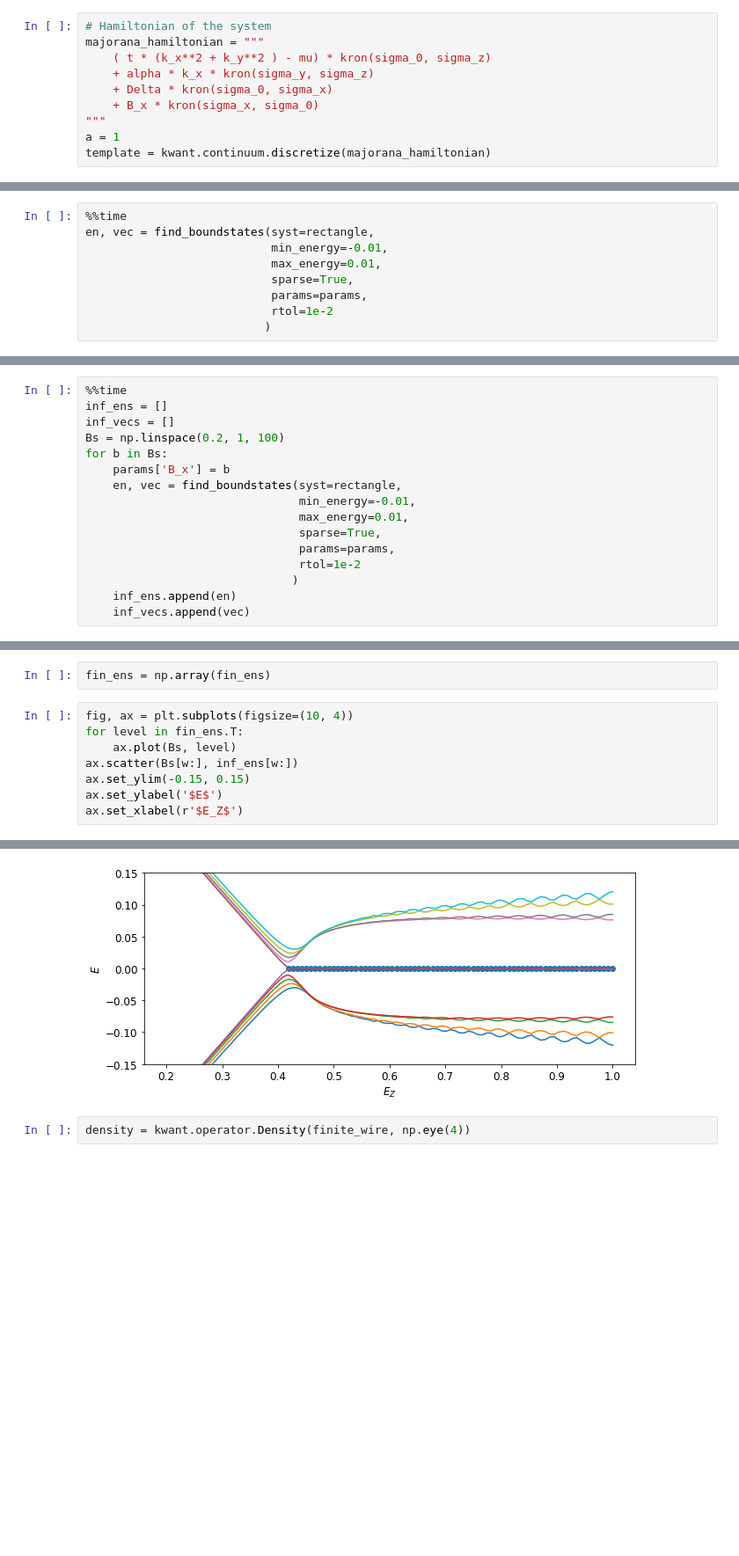
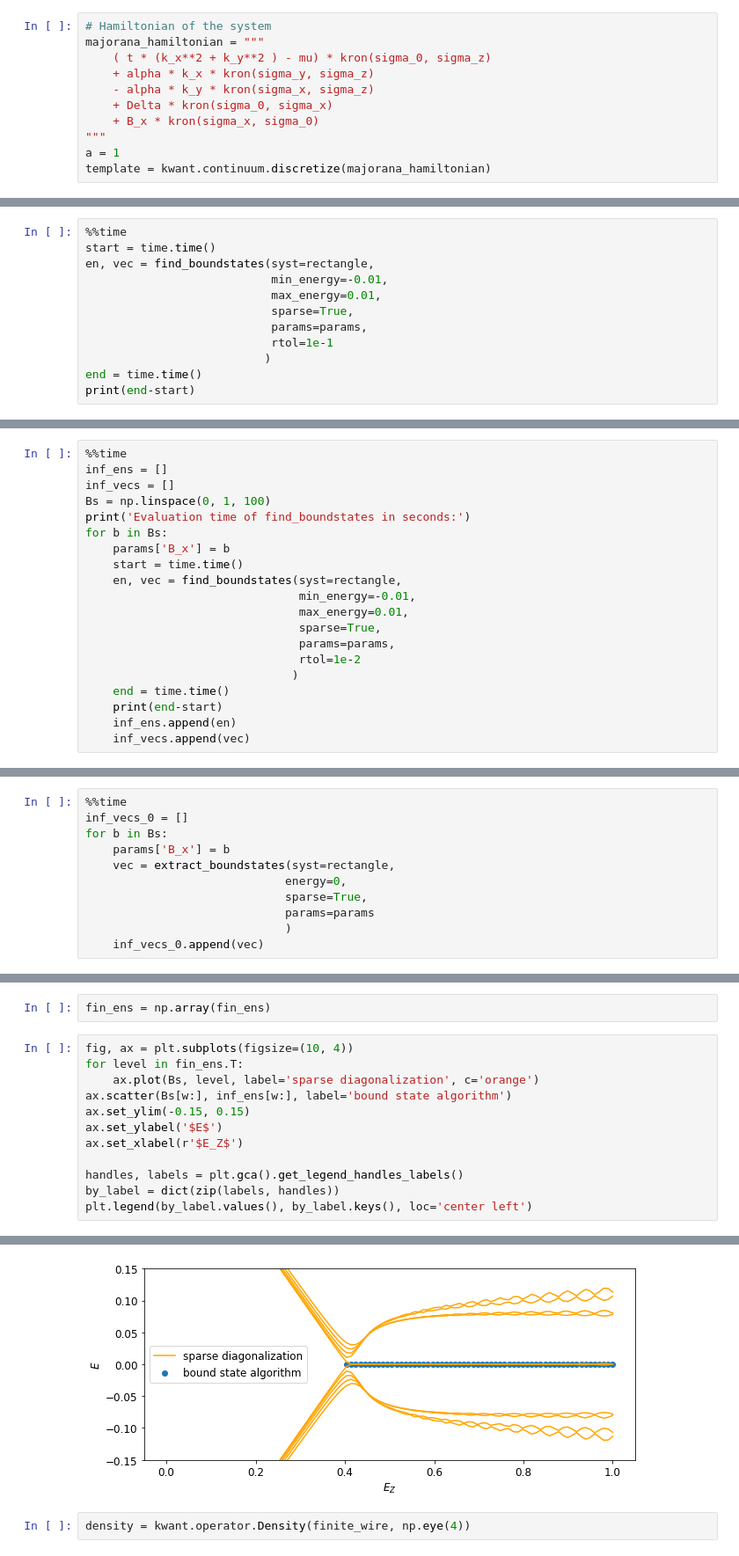
Before and after one commit to Satin21/Trijunction, a Jupyter notebook: analysis/boundstate.ipynb, the cells around one changed output, grey strips where cells are left out. Shown at 88% size. Cells and saved outputs as stored; diff of their text form; blank space fills up the shorter version.

Commit message:
bound state example

```diff
--- a/analysis/boundstate.ipynb
+++ b/analysis/boundstate.ipynb
@@ -22,6 +23,7 @@ def sort_eigen(ev):
 majorana_hamiltonian = """
     ( t * (k_x**2 + k_y**2 ) - mu) * kron(sigma_0, sigma_z)
     + alpha * k_x * kron(sigma_y, sigma_z)
+    - alpha * k_y * kron(sigma_x, sigma_z)
     + Delta * kron(sigma_0, sigma_x)
     + B_x * kron(sigma_x, sigma_0)
 """
@@ -81,11 +83,14 @@ params = {
 }
 # %%
 %%time
+start = time.time()
 en, vec = find_boundstates(syst=rectangle,
                            min_energy=-0.01,
                            max_energy=0.01,
                            sparse=True,
                            params=params,
-                           rtol=1e-2
+                           rtol=1e-1
                           )
+end = time.time()
+print(end-start)
 # %% [output]
@@ -99,9 +101,11 @@ array([-1.5959456e-16])
 %%time
 inf_ens = []
 inf_vecs = []
-Bs = np.linspace(0.2, 1, 100)
+Bs = np.linspace(0, 1, 100)
+print('Evaluation time of find_boundstates in seconds:')
 for b in Bs:
     params['B_x'] = b
+    start = time.time()
     en, vec = find_boundstates(syst=rectangle,
                                min_energy=-0.01,
                                max_energy=0.01,
@@ -109,6 +113,8 @@ for b in Bs:
                                params=params,
                                rtol=1e-2
                               )
+    end = time.time()
+    print(end-start)
     inf_ens.append(en)
     inf_vecs.append(vec)
 # %% [output]
@@ -129,0 +151,11 @@ kwant.plotter.density(rectangle, density(vecs[-8][:, 0]));
+# %%
+%%time
+inf_vecs_0 = []
+for b in Bs:
+    params['B_x'] = b
+    vec = extract_boundstates(syst=rectangle,
+                             energy=0,
+                             sparse=True,
+                             params=params
+                             )
+    inf_vecs_0.append(vec)
@@ -161,9 +204,13 @@ fin_ens = np.array(fin_ens)
 # %%
 fig, ax = plt.subplots(figsize=(10, 4))
 for level in fin_ens.T:
-    ax.plot(Bs, level)
-ax.scatter(Bs[w:], inf_ens[w:])
+    ax.plot(Bs, level, label='sparse diagonalization', c='orange')
+ax.scatter(Bs[w:], inf_ens[w:], label='bound state algorithm')
 ax.set_ylim(-0.15, 0.15)
 ax.set_ylabel('$E$')
 ax.set_xlabel(r'$E_Z$')
+
+handles, labels = plt.gca().get_legend_handles_labels()
+by_label = dict(zip(labels, handles))
+plt.legend(by_label.values(), by_label.keys(), loc='center left')
 # %% [output]
@@ -171,4 +218,4 @@ Text(0.5, 0, '$E_Z$')
-[figure, old version]
+[figure, new version]
 # %%
 density = kwant.operator.Density(finite_wire, np.eye(4))
 # %%
```
Also changed, not shown: parts of 12 cells of this notebook, 5 other files.
